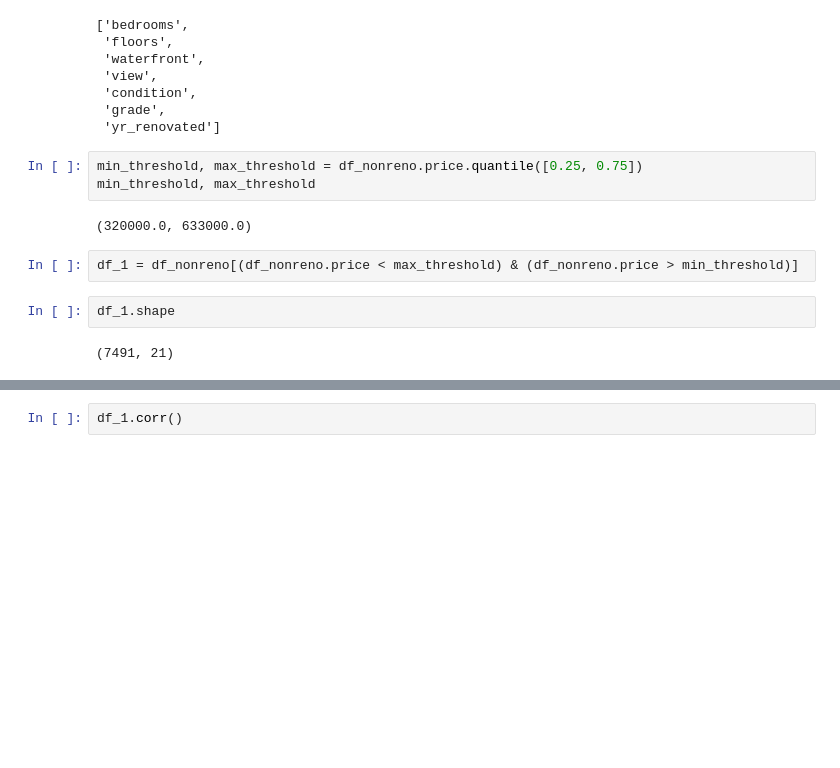
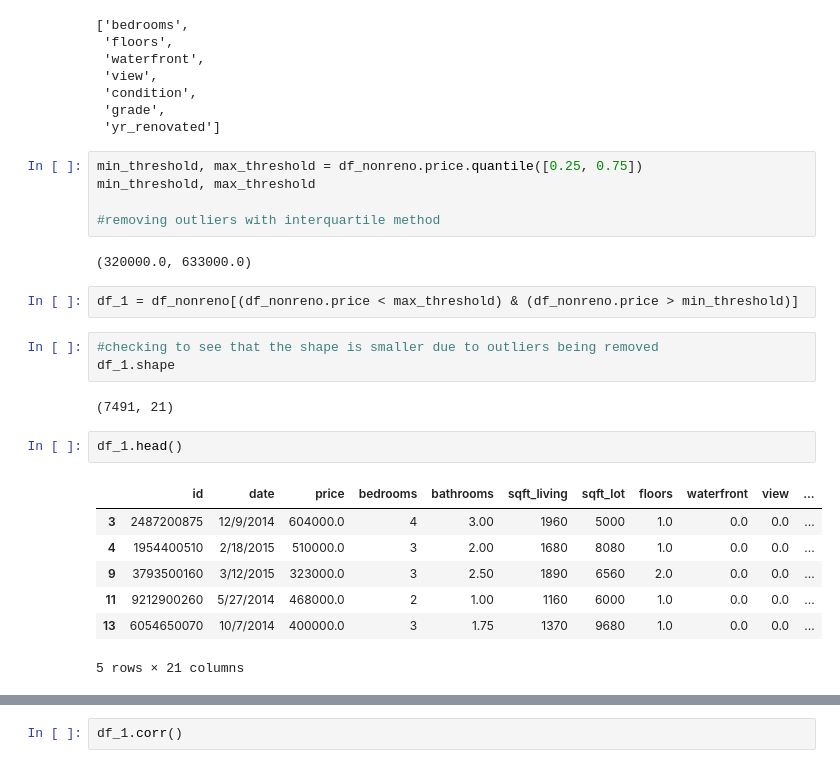
Before and after one commit to ozbunae/Housing_Data, a Jupyter notebook: Non Renovated.ipynb, the cells around one changed output, grey strips where cells are left out. Saved outputs shown, nothing was run; the diff lists cells and outputs as text; blank space fills up the shorter version.

```diff
--- a/Non Renovated.ipynb
+++ b/Non Renovated.ipynb
@@ -174,11 +183,24 @@ cats
 # %%
 min_threshold, max_threshold = df_nonreno.price.quantile([0.25, 0.75])
 min_threshold, max_threshold
+
+#removing outliers with interquartile method
 # %% [output]
 (320000.0, 633000.0)
 # %%
 df_1 = df_nonreno[(df_nonreno.price < max_threshold) & (df_nonreno.price > min_threshold)]
+# %%
+#checking to see that the shape is smaller due to outliers being removed
+df_1.shape
+# %% [output]
+(7491, 21)
 # %%
-df_1.shape
+df_1.head()
 # %% [output]
+|  | id | date | price | bedrooms | bathrooms | sqft_living | sqft_lot | floors | waterfront | view | ... |
+| 3 | 2487200875 | 12/9/2014 | 604000.0 | 4 | 3.00 | 1960 | 5000 | 1.0 | 0.0 | 0.0 | ... |
+| 4 | 1954400510 | 2/18/2015 | 510000.0 | 3 | 2.00 | 1680 | 8080 | 1.0 | 0.0 | 0.0 | ... |
+| 9 | 3793500160 | 3/12/2015 | 323000.0 | 3 | 2.50 | 1890 | 6560 | 2.0 | 0.0 | 0.0 | ... |
+| 11 | 9212900260 | 5/27/2014 | 468000.0 | 2 | 1.00 | 1160 | 6000 | 1.0 | 0.0 | 0.0 | ... |
+| 13 | 6054650070 | 10/7/2014 | 400000.0 | 3 | 1.75 | 1370 | 9680 | 1.0 | 0.0 | 0.0 | ... |
-(7491, 21)
+5 rows × 21 columns
```
Also changed, not shown: parts of 36 cells of this notebook, 1 other file.
